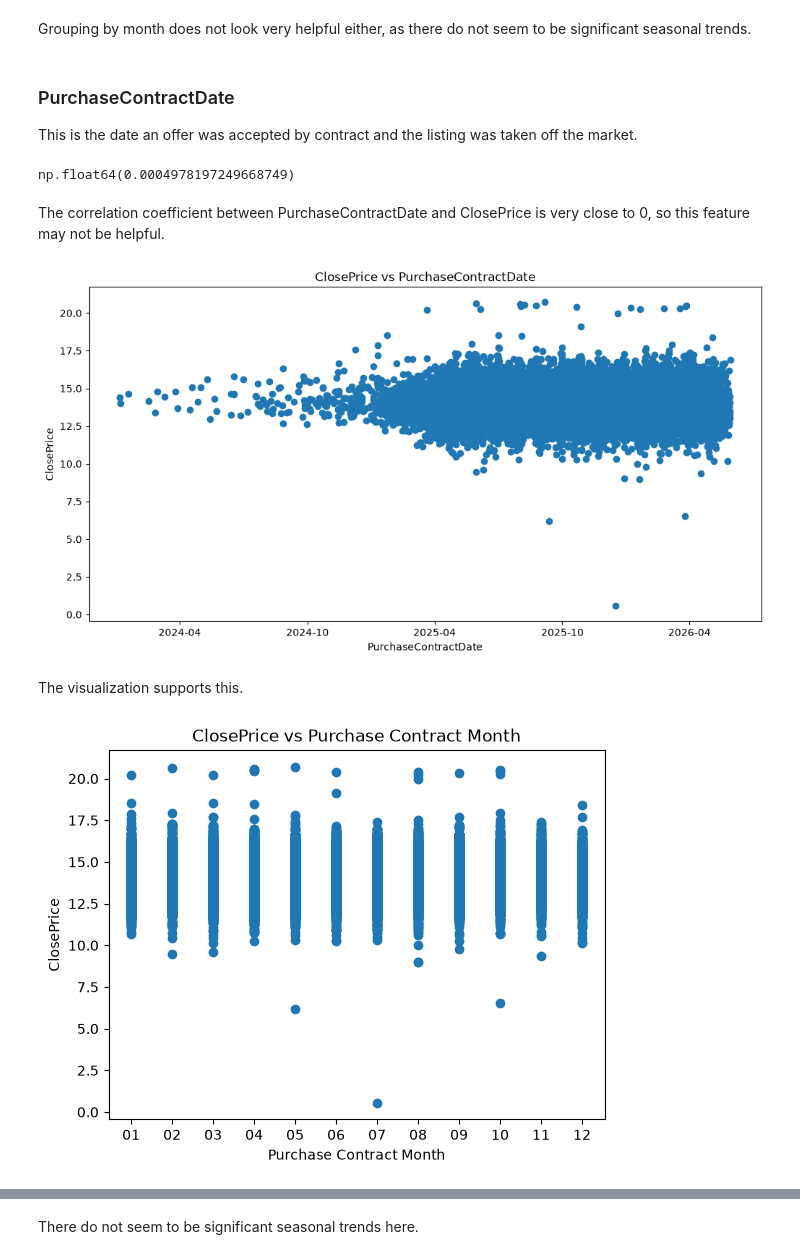
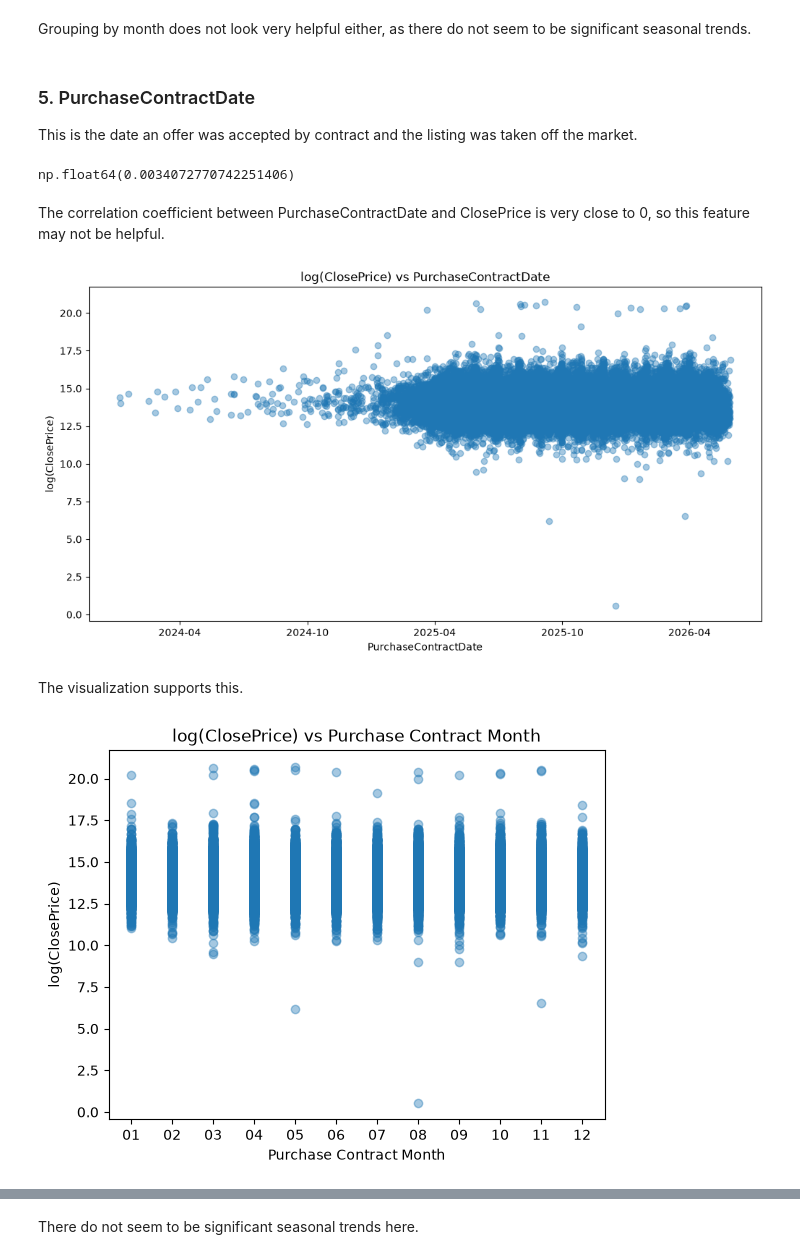
Before and after one commit to alisannec/idx-exchange, a Jupyter notebook: 01_exploration.ipynb, the cells around one changed output, grey strips where cells are left out. Saved outputs shown, nothing was run; the diff lists cells and outputs as text; code cells hidden in the pictures.

```diff
--- a/01_exploration.ipynb
+++ b/01_exploration.ipynb
@@ -96,7 +109,7 @@ plt.scatter(df_monthly['ListingContractMonth'].sort_values(), np.log(df['ClosePr
 # %% [markdown]
 Grouping by month does not look very helpful either, as there do not seem to be significant seasonal trends.
 # %% [markdown]
-### PurchaseContractDate
+### 5. PurchaseContractDate
 This is the date an offer was accepted by contract and the listing was taken off the market.
 # %%
 # PurchaseContractDate has NaN values --> replace with empty string
@@ -107,35 +120,36 @@ df_PurchaseContractDate['PurchaseContractDate'] = pd.to_datetime(df_PurchaseCont
 # Convert datetime to a numeric float
 df_PurchaseContractDate['PurchaseContractDateNumeric'] = df_PurchaseContractDate['PurchaseContractDate'].astype('int64') // 10**9
 
-df_PurchaseContractDate['PurchaseContractDateNumeric'].corr(df_PurchaseContractDate['ClosePrice'])
+df_PurchaseContractDate['PurchaseContractDateNumeric'].corr(np.log1p(df_PurchaseContractDate['ClosePrice']))
 # %% [output]
-np.float64(0.0004978197249668749)
+np.float64(0.0034072770742251406)
 # %% [markdown]
 The correlation coefficient between PurchaseContractDate and ClosePrice is very close to 0, so this feature may not be helpful.
 # %%
 # ignore sparse data before 2024
 df_PurchaseContractDate = df_PurchaseContractDate[df_PurchaseContractDate['PurchaseContractDate'] > pd.to_datetime('2024-01-01')]
 
 fig, ax = plt.subplots(figsize=(12, 6))
-ax.scatter(df_PurchaseContractDate['PurchaseContractDate'].sort_values(), np.log(df_PurchaseContractDate['ClosePrice']));
+ax.scatter(df_PurchaseContractDate['PurchaseContractDate'].sort_values(), np.log(df_PurchaseContractDate['ClosePrice']), alpha=0.4);
 
 plt.xlabel('PurchaseContractDate')
-plt.ylabel('ClosePrice')
-plt.title('ClosePrice vs PurchaseContractDate')
+plt.ylabel('log(ClosePrice)')
+plt.title('log(ClosePrice) vs PurchaseContractDate')
 
 # show a tick every 6 months on the x axis
 ax.xaxis.set_major_locator(mdates.MonthLocator(interval=6))
 # %% [output]
-[figure, old version]
+[figure, new version]
 # %% [markdown]
 The visualization supports this.
 # %%
 plt.xlabel('Purchase Contract Month')
-plt.ylabel('ClosePrice')
-plt.title('ClosePrice vs Purchase Contract Month')
+plt.ylabel('log(ClosePrice)')
+plt.title('log(ClosePrice) vs Purchase Contract Month')
 
 # df sorted by month
-df_PurchaseContractDate['ListingContractMonth'] = df_PurchaseContractDate['ListingContractDate'].str[5:7]
-plt.scatter(df_PurchaseContractDate['ListingContractMonth'].sort_values(), np.log(df_PurchaseContractDate['ClosePrice']));
+df_PurchaseContractDate['PurchaseContractMonth'] = df['PurchaseContractDate'].str[5:7]
+df_PurchaseContractDate['LogClosePrice'] = np.log(df_PurchaseContractDate['ClosePrice'])
+plt.scatter(df_PurchaseContractDate['PurchaseContractMonth'].sort_values(), np.log(df_PurchaseContractDate['ClosePrice']), alpha=0.4);
 # %% [output]
-[figure, old version]
+[figure, new version]
```
Also changed, not shown: parts of 33 cells of this notebook.
